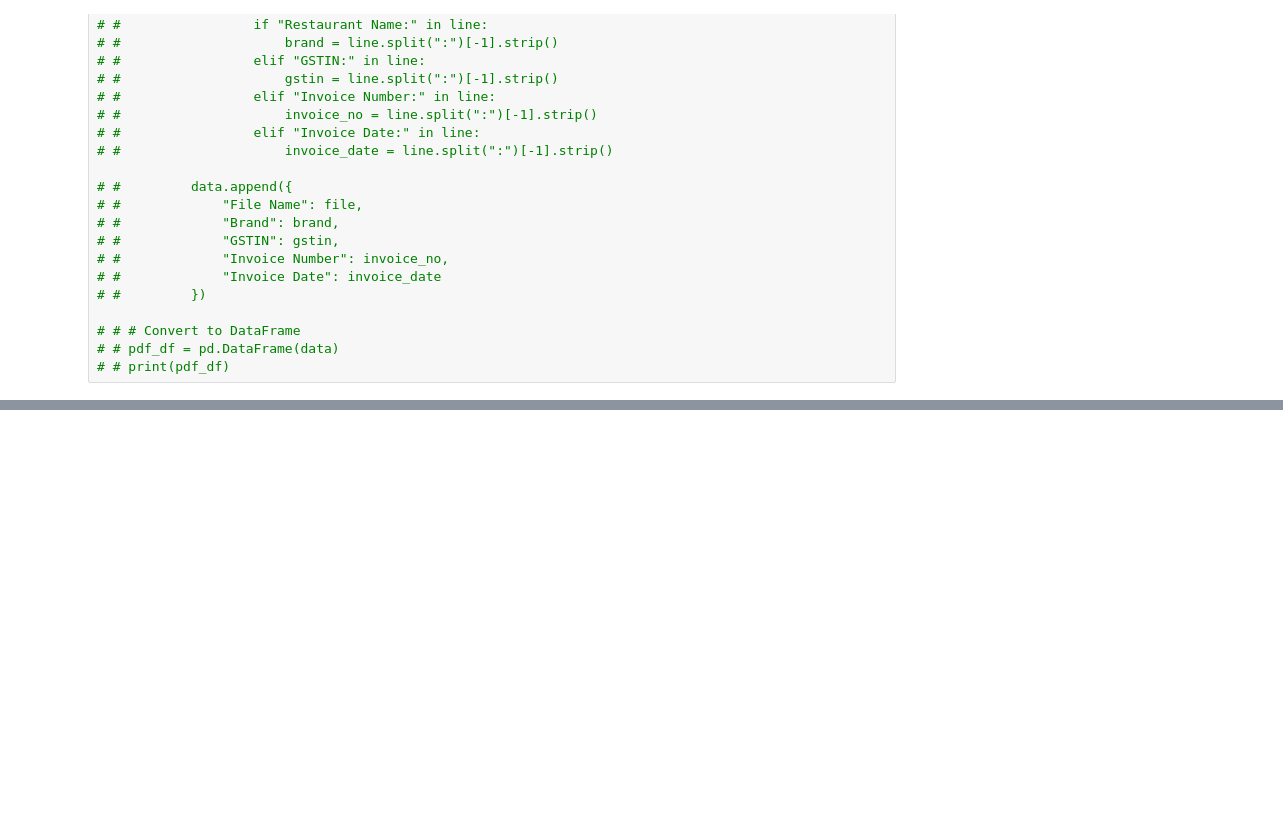
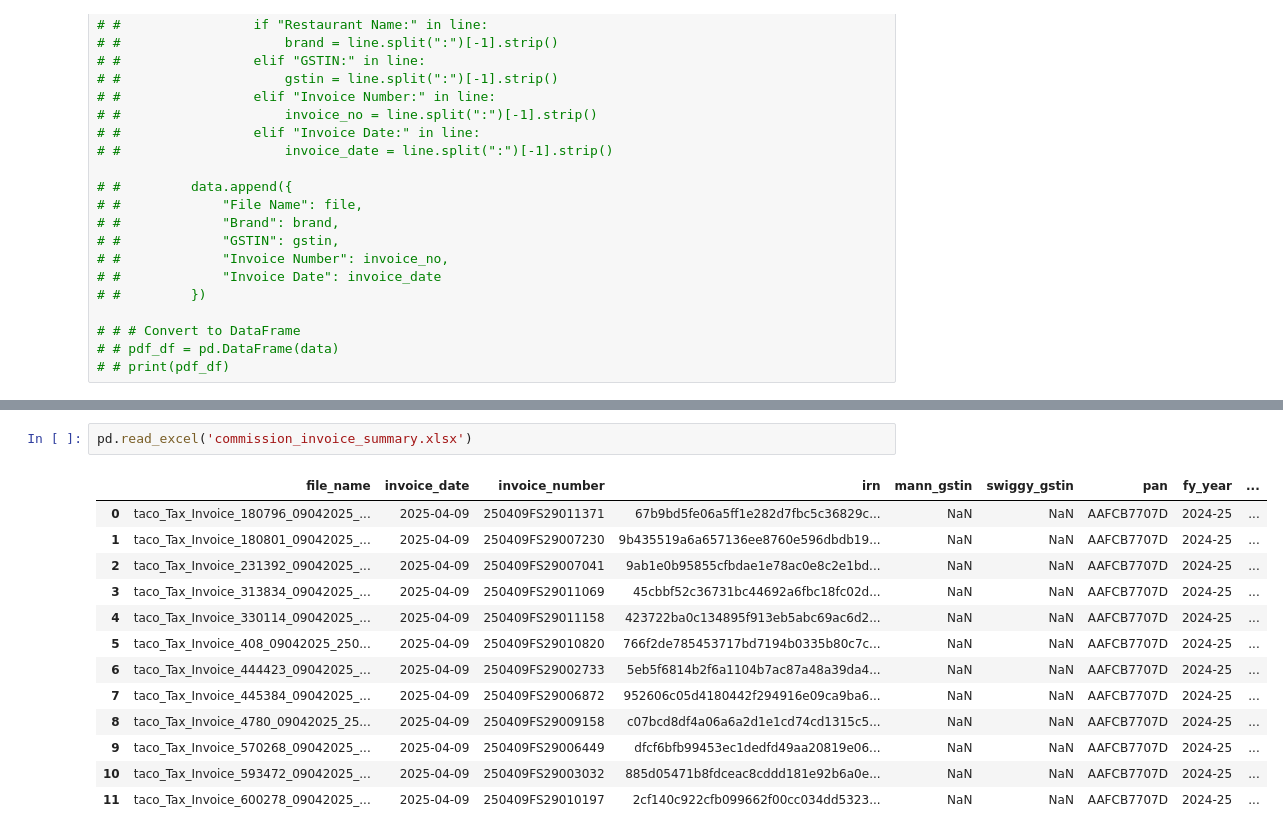
Before and after one commit to Rohith-rep/Mann-Hospitality-LLP, a Jupyter notebook: Cleaning of Data & Merging into single excel.ipynb, the cells around one changed output, grey strips where cells are left out. Drawn from its saved outputs; the diff is of its cells as text; blank space fills up the shorter version.

```diff
--- a/Cleaning of Data & Merging into single excel.ipynb
+++ b/Cleaning of Data & Merging into single excel.ipynb
@@ -319,0 +515,16 @@ is_irn : Y
+# %%
+pd.read_excel('commission_invoice_summary.xlsx')
+# %% [output]
+|  | file_name | invoice_date | invoice_number | irn | mann_gstin | swiggy_gstin | pan | fy_year | ... |
+| 0 | taco_Tax_Invoice_180796_09042025_... | 2025-04-09 | 250409FS29011371 | 67b9bd5fe06a5ff1e282d7fbc5c36829c... | NaN | NaN | AAFCB7707D | 2024-25 | ... |
+| 1 | taco_Tax_Invoice_180801_09042025_... | 2025-04-09 | 250409FS29007230 | 9b435519a6a657136ee8760e596dbdb19... | NaN | NaN | AAFCB7707D | 2024-25 | ... |
+| 2 | taco_Tax_Invoice_231392_09042025_... | 2025-04-09 | 250409FS29007041 | 9ab1e0b95855cfbdae1e78ac0e8c2e1bd... | NaN | NaN | AAFCB7707D | 2024-25 | ... |
+| 3 | taco_Tax_Invoice_313834_09042025_... | 2025-04-09 | 250409FS29011069 | 45cbbf52c36731bc44692a6fbc18fc02d... | NaN | NaN | AAFCB7707D | 2024-25 | ... |
+| 4 | taco_Tax_Invoice_330114_09042025_... | 2025-04-09 | 250409FS29011158 | 423722ba0c134895f913eb5abc69ac6d2... | NaN | NaN | AAFCB7707D | 2024-25 | ... |
+| 5 | taco_Tax_Invoice_408_09042025_250... | 2025-04-09 | 250409FS29010820 | 766f2de785453717bd7194b0335b80c7c... | NaN | NaN | AAFCB7707D | 2024-25 | ... |
+| 6 | taco_Tax_Invoice_444423_09042025_... | 2025-04-09 | 250409FS29002733 | 5eb5f6814b2f6a1104b7ac87a48a39da4... | NaN | NaN | AAFCB7707D | 2024-25 | ... |
+| 7 | taco_Tax_Invoice_445384_09042025_... | 2025-04-09 | 250409FS29006872 | 952606c05d4180442f294916e09ca9ba6... | NaN | NaN | AAFCB7707D | 2024-25 | ... |
+| 8 | taco_Tax_Invoice_4780_09042025_25... | 2025-04-09 | 250409FS29009158 | c07bcd8df4a06a6a2d1e1cd74cd1315c5... | NaN | NaN | AAFCB7707D | 2024-25 | ... |
+| 9 | taco_Tax_Invoice_570268_09042025_... | 2025-04-09 | 250409FS29006449 | dfcf6bfb99453ec1dedfd49aa20819e06... | NaN | NaN | AAFCB7707D | 2024-25 | ... |
+| 10 | taco_Tax_Invoice_593472_09042025_... | 2025-04-09 | 250409FS29003032 | 885d05471b8fdceac8cddd181e92b6a0e... | NaN | NaN | AAFCB7707D | 2024-25 | ... |
+| 11 | taco_Tax_Invoice_600278_09042025_... | 2025-04-09 | 250409FS29010197 | 2cf140c922cfb099662f00cc034dd5323... | NaN | NaN | AAFCB7707D | 2024-25 | ... |
```
Also changed, not shown: parts of 5 cells of this notebook.
